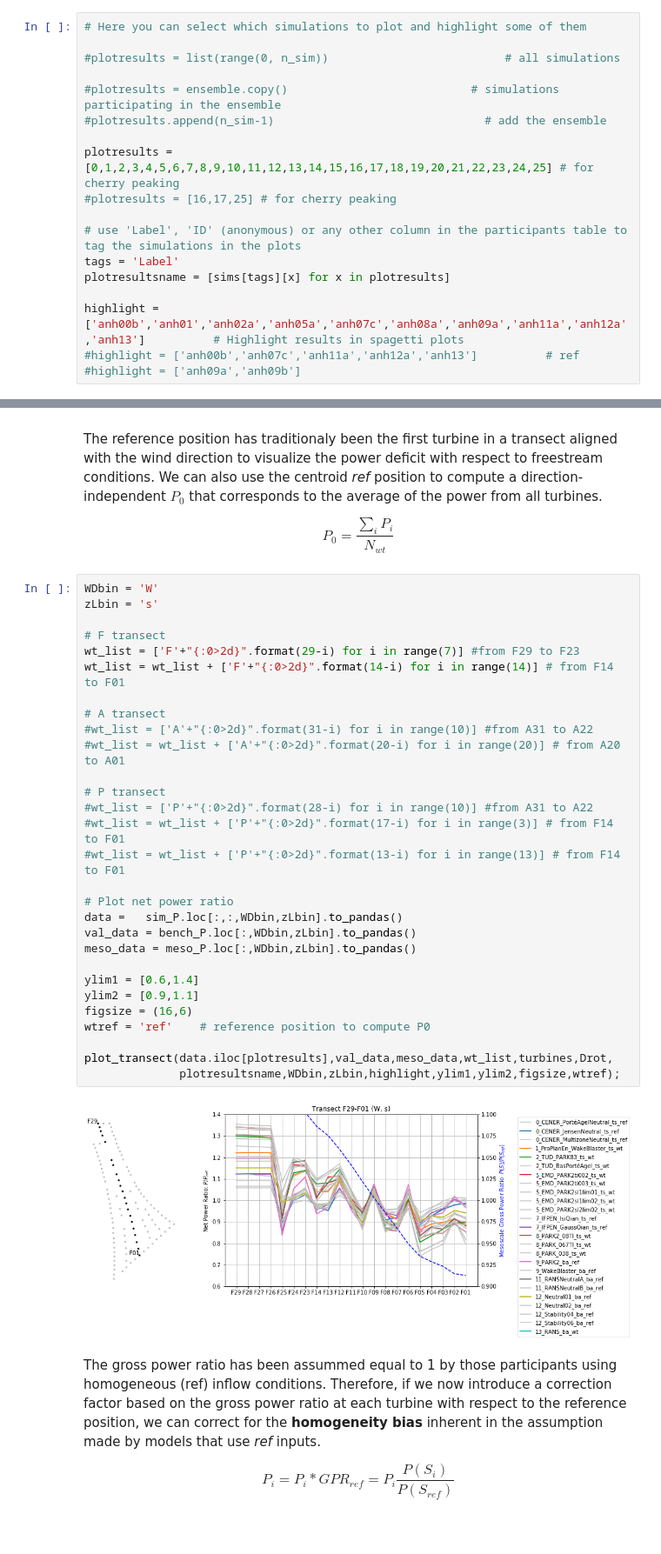
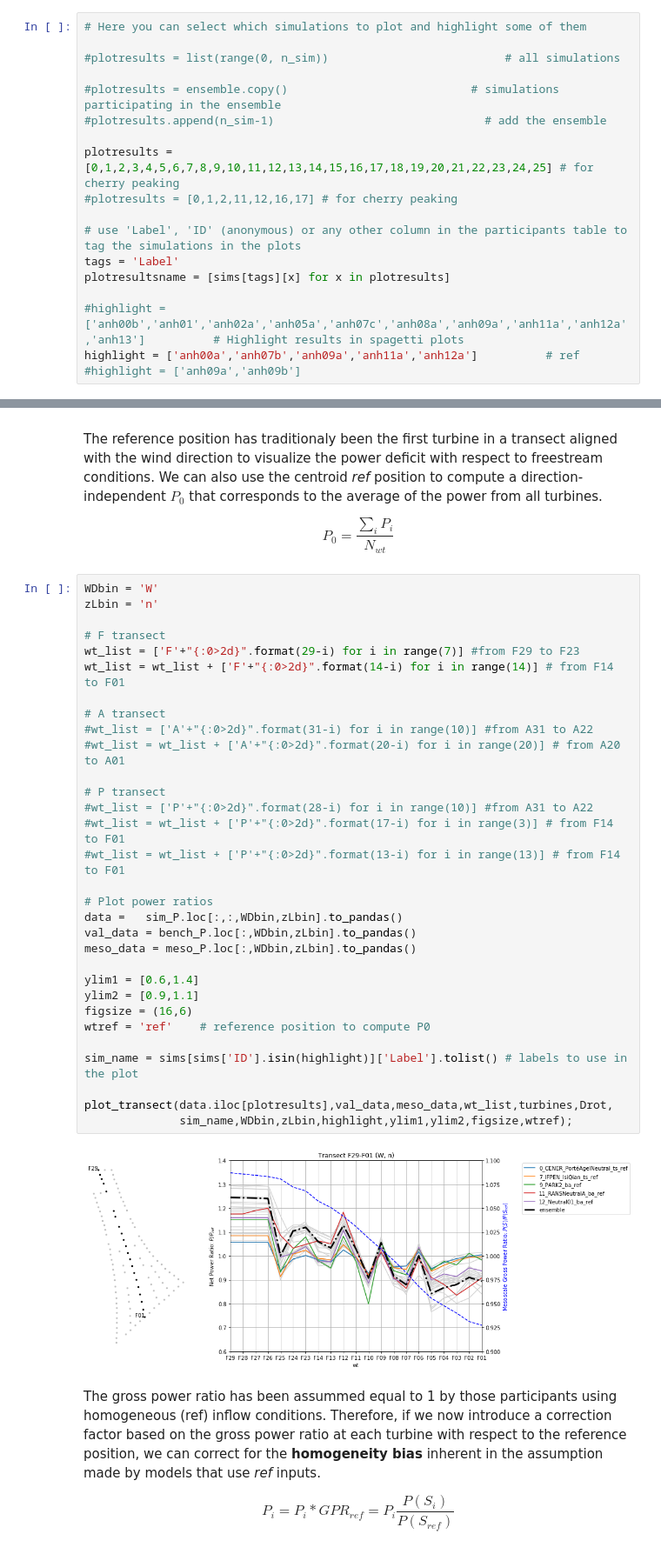
Before and after one commit to CENER-EPR/OWAbench, a Jupyter notebook: Anholt/Anholt_ArrayEfficiency.ipynb, the cells around one changed output, grey strips where cells are left out. Shown: that part at 87% size. Cells and saved outputs as stored; diff of their text form.

Commit message:
Transect plot improved to work with dataframe plots

```diff
--- a/Anholt/Anholt_ArrayEfficiency.ipynb
+++ b/Anholt/Anholt_ArrayEfficiency.ipynb
@@ -359,14 +356,14 @@ for isim in range(n_sim):
 #plotresults.append(n_sim-1)                               # add the ensemble
 
 plotresults = [0,1,2,3,4,5,6,7,8,9,10,11,12,13,14,15,16,17,18,19,20,21,22,23,24,25] # for cherry peaking
-#plotresults = [16,17,25] # for cherry peaking
+#plotresults = [0,1,2,11,12,16,17] # for cherry peaking
 
 # use 'Label', 'ID' (anonymous) or any other column in the participants table to tag the simulations in the plots
 tags = 'Label'
 plotresultsname = [sims[tags][x] for x in plotresults]
 
-highlight = ['anh00b','anh01','anh02a','anh05a','anh07c','anh08a','anh09a','anh11a','anh12a','anh13']          # Highlight results in spagetti plots
-#highlight = ['anh00b','anh07c','anh11a','anh12a','anh13']          # ref
+#highlight = ['anh00b','anh01','anh02a','anh05a','anh07c','anh08a','anh09a','anh11a','anh12a','anh13']          # Highlight results in spagetti plots
+highlight = ['anh00a','anh07b','anh09a','anh11a','anh12a']          # ref
 #highlight = ['anh09a','anh09b']
 # %% [markdown]
 ### Wind farm metrics
@@ -492,35 +489,37 @@ The reference position has traditionaly been the first turbine in a transect ali
 $$ P_0 = \frac{\sum_{i}P_i}{N_{wt}} $$
 # %%
 WDbin = 'W'
-zLbin = 's'
+zLbin = 'n'
 
 # F transect
 wt_list = ['F'+"{:0>2d}".format(29-i) for i in range(7)] #from F29 to F23
 wt_list = wt_list + ['F'+"{:0>2d}".format(14-i) for i in range(14)] # from F14 to F01
 
 # A transect
 #wt_list = ['A'+"{:0>2d}".format(31-i) for i in range(10)] #from A31 to A22
 #wt_list = wt_list + ['A'+"{:0>2d}".format(20-i) for i in range(20)] # from A20 to A01
 
 # P transect
 #wt_list = ['P'+"{:0>2d}".format(28-i) for i in range(10)] #from A31 to A22
 #wt_list = wt_list + ['P'+"{:0>2d}".format(17-i) for i in range(3)] # from F14 to F01
 #wt_list = wt_list + ['P'+"{:0>2d}".format(13-i) for i in range(13)] # from F14 to F01
 
-# Plot net power ratio
+# Plot power ratios
 data =   sim_P.loc[:,:,WDbin,zLbin].to_pandas()
 val_data = bench_P.loc[:,WDbin,zLbin].to_pandas()
 meso_data = meso_P.loc[:,WDbin,zLbin].to_pandas()
 
 ylim1 = [0.6,1.4]
 ylim2 = [0.9,1.1]
 figsize = (16,6)
 wtref = 'ref'    # reference position to compute P0
 
+sim_name = sims[sims['ID'].isin(highlight)]['Label'].tolist() # labels to use in the plot
+
 plot_transect(data.iloc[plotresults],val_data,meso_data,wt_list,turbines,Drot,
-              plotresultsname,WDbin,zLbin,highlight,ylim1,ylim2,figsize,wtref);
+              sim_name,WDbin,zLbin,highlight,ylim1,ylim2,figsize,wtref);
 # %% [output]
-[figure, old version]
+[figure, new version]
 # %% [markdown]
 The gross power ratio has been assummed equal to 1 by those participants using homogeneous (ref) inflow conditions. Therefore, if we now introduce a correction factor based on the gross power ratio at each turbine with respect to the reference position, we can correct for the **homogeneity bias** inherent in the assumption made by models that use *ref* inputs.
 
```
Also changed, not shown: parts of 7 cells of this notebook, 6 other files.
